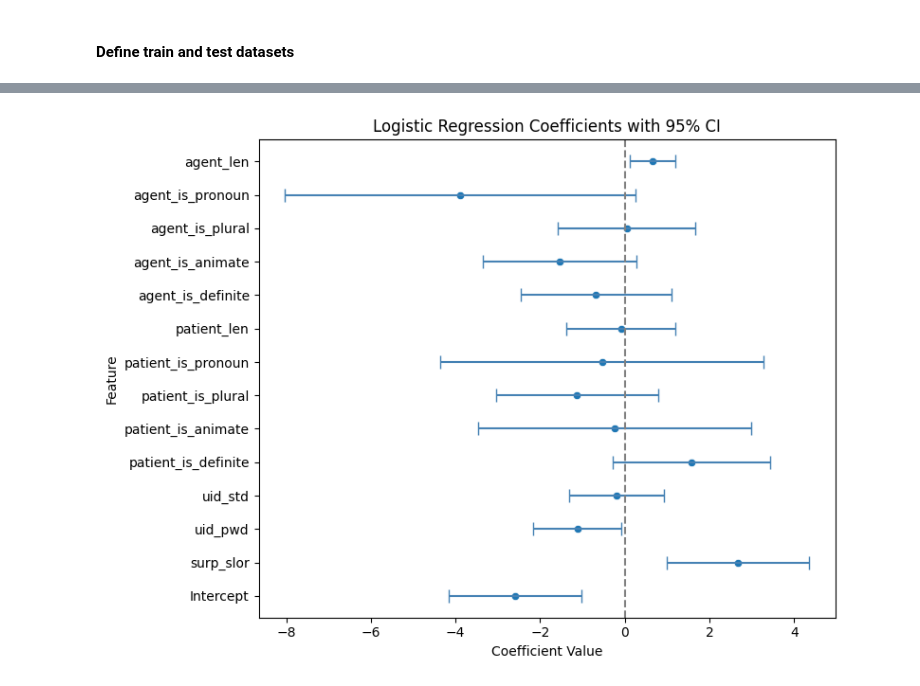
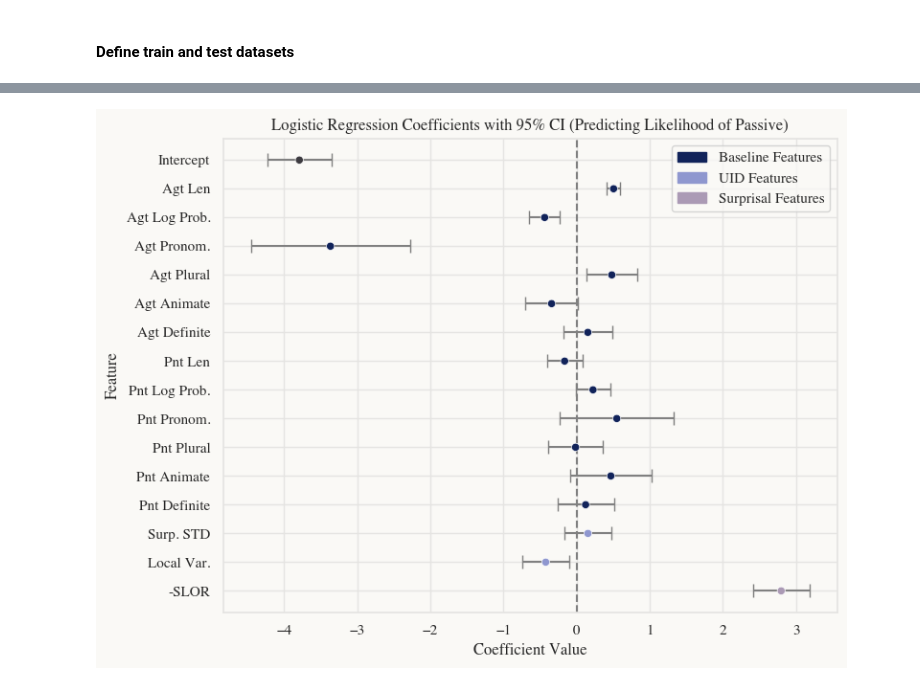
Before and after one commit to NolanChai/active-passive-alternations, a Jupyter notebook: notebooks/model_experiments.ipynb, the cells around one changed output, grey strips where cells are left out. Saved outputs shown, nothing was run; the diff lists cells and outputs as text; code cells hidden in the pictures.

```diff
--- a/notebooks/model_experiments.ipynb
+++ b/notebooks/model_experiments.ipynb
@@ -306,7 +426,7 @@ def evaluate_model(model, X, y, plot=True):
 # %% [markdown]
 #### Data setup
 # %%
-data_path = "../temp/cf_word_sentence_uid.csv"
+data_path = "../outputs/cf_word_sentence_uid.csv"
 data_path = Path(data_path)
 uid_df = pd.read_csv(data_path)
 uid_df.shape
@@ -468,23 +556,25 @@ X = pw_diffs[[]
     ]
 y = pw_diffs['passive']
 
-# bootstrap to resolve class imbalance if needed
-if False: # BROKEN: Causes Singular Matrix error (columns not independent)
+# bootstrap to resolve class imbalance
+if False:
     indices = pd.Series(X.index)
     n = X.shape[0]
     sampled_passive = indices[y].sample(n // 2, replace=True)
-    sampled_active = indices[1 - y].sample(n // 2, replace=True)
-    X = pd.concat([X.iloc[sampled_passive], X.iloc[sampled_active]])
-    y = pd.concat([y.iloc[sampled_passive], y.iloc[sampled_active]])
-if False:
-    indices = pd.Series(X.index)
-    n = min(y.sum(), (~y).sum()) * 2
-    sampled_passive = indices[y].sample(n // 2, replace=False)
-    sampled_active = indices[1 - y].sample(n // 2, replace=False)
+    sampled_active = indices[~y].sample(n // 2, replace=True)
     X = pd.concat([X.iloc[sampled_passive], X.iloc[sampled_active]])
     y = pd.concat([y.iloc[sampled_passive], y.iloc[sampled_active]])
 
-X['Intercept'] = 1
+# resample to resolve class imbalance
+if False:
+    indices = pd.Series(X.index)
+    n = min(y.sum(), (~y).sum())
+    sampled_passive = indices[y]
+    sampled_active = indices[~y].sample(n, replace=False)
+    X = pd.concat([X.iloc[sampled_passive], X.iloc[sampled_active]]).reset_index(drop=True)
+    y = pd.concat([y.iloc[sampled_passive], y.iloc[sampled_active]]).reset_index(drop=True)
+
+X = sm.add_constant(X, has_constant='add')
 X = X.astype(np.float64)
 y = y.astype(np.float64)
 
@@ -492,5 +582,5 @@ X_train, X_test, y_train, y_test = train_test_split(X, y, test_size=0.2,
                                                     shuffle=True, stratify=y,
                                                     random_state=SEED)
 naive_baseline_accuracy = max(y.mean(), (1 - y).mean())
-X.shape
+X.shape, naive_baseline_accuracy
 # %% [output]
@@ -559,21 +667,28 @@ quasi-separation. In this case some parameters will not be identified.
 # %%
 # Plots confidence intervals for coefficients from statsmodels
 ci = logreg.conf_int()
 ci.columns = ['2.5%', '97.5%']
 ci['coef'] = logreg.params
 ci = ci.reset_index().rename(columns={'index': 'feature'})
 # ci = ci[ci['feature'] != 'Intercept']
 plt.figure(figsize=(8, 6))
-sns.scatterplot(x=ci['coef'], y=ci['feature'])
+sns.scatterplot(x=ci['coef'], y=ci['feature'],
+                hue=ci['feature'], palette=feature_cmap, zorder=20)
 x_coords = np.arange(len(ci))
 y_coords = ci['coef']
 xerr = ci['coef'] - ci['2.5%']
-plt.errorbar(x=y_coords, y=x_coords, xerr=xerr, fmt='none', ecolor='steelblue', capsize=5)
+plt.errorbar(x=y_coords, y=x_coords, xerr=xerr, fmt='none', ecolor='grey', capsize=5)
 plt.axvline(0, color='grey', linestyle='--')
-plt.title("Logistic Regression Coefficients with 95% CI")
+plt.title("Logistic Regression Coefficients with 95% CI (Predicting Likelihood of Passive)")
 plt.xlabel("Coefficient Value")
 plt.ylabel("Feature")
+ticks = list(X.columns)
+plt.yticks(
+    ticks = ticks,
+    labels = [format_map[tick] for tick in ticks]
+)
 plt.tight_layout()
+create_legend(feature_legend_cmap)
 plt.show()
 # %% [output]
-[figure, old version]
+[figure, new version]
```
Also changed, not shown: parts of 28 cells of this notebook.
